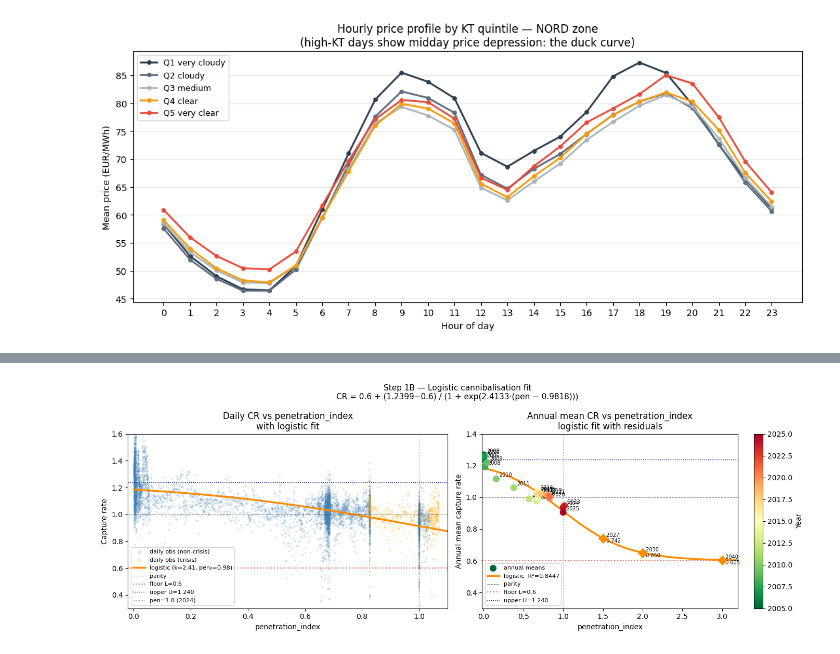
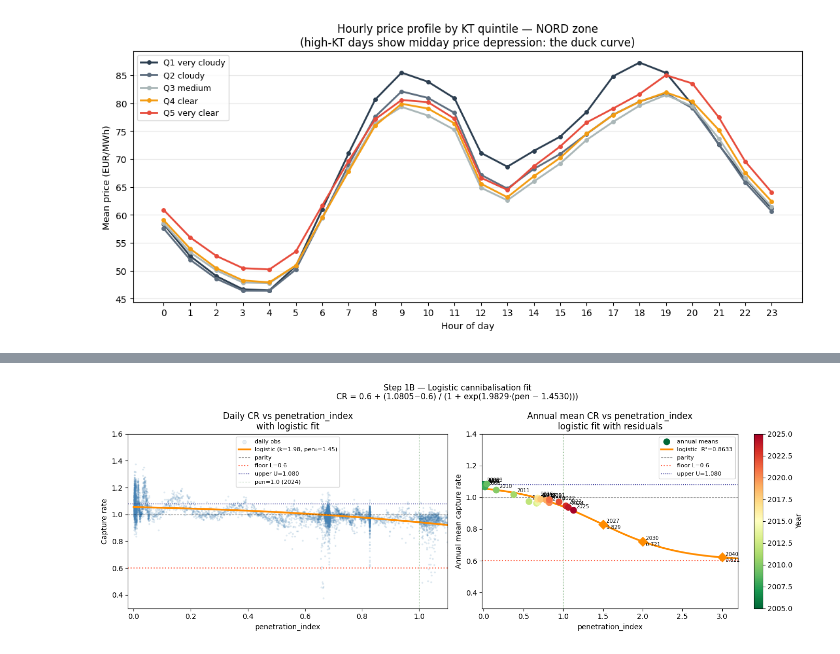
Before and after one commit to lucasmonero/Greenfin_Thesis, a Jupyter notebook: Code/Modelling/Capture Price Model.ipynb, the cells around one changed output, grey strips where cells are left out. Drawn from its saved outputs; the diff is of its cells as text; code cells hidden in the pictures.

```diff
--- a/Code/Modelling/Capture Price Model.ipynb
+++ b/Code/Modelling/Capture Price Model.ipynb
@@ -128,9 +145,10 @@ daily_cp
 | 7669 | 2025-12-31 | 104.540672 | 1997.904923 | 2097.741956 | 10.0 |
 7670 rows × 5 columns
 # %%
-# daily mean price (all clean hours including night)
+# market price = unweighted mean during daylight hours (GHI > 0)
+# matches the time window of capture_price for a consistent CR definition
 daily_mean = (
-    df_hourly
+    df_daylight
     .groupby("date")["price_NORD_EURMWh"]
     .mean()
     .rename("market_price")
@@ -1058,14 +1282,5 @@ L_FIXED = 0.6   # lower asymptote: capture rate floor at very high penetration
 # %%
-# LOGISTIC FUNCTION
-# ─────────────────────────────────────────────────────────────────────────────
-
-def logistic(pen, k, pen0):
-    """
-    Two-parameter logistic with fixed asymptotes L_FIXED and U_FIXED.
-    Direct predictor of CR level — output in same scale as capture rate.
-    Bounded: CR → L_FIXED as pen → ∞, CR → U_FIXED as pen → 0.
-    """
-    return L_FIXED + (U_FIXED - L_FIXED) / (1 + np.exp(k * (pen - pen0)))
+# logistic() is defined in the configuration cell at the top of the notebook.
 # %%
 # ── penetration index ─────────────────────────────────────────────────────────
 if "penetration_index" not in df_daily.columns:
@@ -1151,7 +1358,7 @@ print(f"  Logistic range           : [{L_FIXED:.2f}, {U_FIXED:.4f}]")
 # ─────────────────────────────────────────────────────────────────────────────
 
 ann_agg = (
-    s_df[s_df["crisis"]==0]
+    s_df
     .groupby("year")
     .agg(
         cr_mean  = ("capture_rate",      "mean"),
@@ -1171,7 +1378,7 @@ popt, pcov = curve_fit(
 k_fit, pen0_fit = popt
 perr = np.sqrt(np.diag(pcov))
 
-# R² on annual means — now meaningful since logistic and CR are same scale
+# R² on annual means
 cr_pred_ann = logistic(ann_agg["pen_mean"].values, k_fit, pen0_fit)
 ss_res_ann  = np.sum((ann_agg["cr_mean"].values - cr_pred_ann)**2)
 ss_tot_ann  = np.sum((ann_agg["cr_mean"].values
@@ -1228,30 +1435,20 @@ fig, axes = plt.subplots(1, 2, figsize=(14, 5))
 # ── left panel: daily scatter + logistic ─────────────────────────────────────
 ax = axes[0]
 ax.scatter(
-    s_df.loc[s_df["crisis"]==0, "penetration_index"],
-    s_df.loc[s_df["crisis"]==0, "capture_rate"],
-    s=3, alpha=0.15, color="steelblue", label="daily obs (non-crisis)"
-)
-ax.scatter(
-    s_df.loc[s_df["crisis"]==1, "penetration_index"],
-    s_df.loc[s_df["crisis"]==1, "capture_rate"],
-    s=3, alpha=0.15, color="orange", label="daily obs (crisis)"
+    s_df["penetration_index"],
+    s_df["capture_rate"],
+    s=3, alpha=0.12, color="steelblue", label="daily obs"
 )
 ax.plot(pen_line, cr_log_curve, color="darkorange", lw=2.5,
         label=f"logistic (k={k_fit:.2f}, pen₀={pen0_fit:.2f})")
-ax.axhline(1.0,     color="black",  lw=0.8, ls="--", alpha=0.5,
-           label="parity")
-ax.axhline(L_FIXED, color="tomato", lw=1.5, ls=":",
-           label=f"floor L={L_FIXED}")
-ax.axhline(U_FIXED, color="navy",   lw=1.0, ls=":",
-           label=f"upper U={U_FIXED:.3f}")
-ax.axvline(1.0, color="darkgreen", lw=0.8, ls=":", alpha=0.6,
-           label="pen=1.0 (2024)")
+ax.axhline(1.0,     color="black",  lw=0.8, ls="--", alpha=0.5, label="parity")
+ax.axhline(L_FIXED, color="tomato", lw=1.5, ls=":", label=f"floor L={L_FIXED}")
+ax.axhline(U_FIXED, color="navy",   lw=1.0, ls=":", label=f"upper U={U_FIXED:.3f}")
+ax.axvline(1.0, color="darkgreen", lw=0.8, ls=":", alpha=0.6, label="pen=1.0 (2024)")
 ax.set_xlabel("penetration_index")
 ax.set_ylabel("Capture rate")
 ax.legend(fontsize=8, markerscale=3)
-ax.set_title("Daily CR vs penetration_index\n"
-             "with logistic fit")
+ax.set_title("Daily CR vs penetration_index\nwith logistic fit")
 ax.set_xlim(-0.02, 1.1)
 ax.set_ylim(0.3, 1.6)
 
@@ -1279,46 +1476,39 @@ ax.plot(pen_line, cr_log_curve, color="darkorange", lw=2.5,
 
 # draw vertical residual lines from each annual point to the logistic curve
 for _, row in ann_agg.iterrows():
     cr_pred_pt = logistic(row["pen_mean"], k_fit, pen0_fit)
     ax.plot(
         [row["pen_mean"], row["pen_mean"]],
         [row["cr_mean"],  cr_pred_pt],
         color="grey", lw=1.0, ls="--", alpha=0.6
     )
 
-ax.axhline(1.0,     color="black",  lw=0.8, ls="--", alpha=0.5,
-           label="parity")
-ax.axhline(L_FIXED, color="tomato", lw=1.5, ls=":",
-           label=f"floor L={L_FIXED}")
-ax.axhline(U_FIXED, color="navy",   lw=1.0, ls=":",
-           label=f"upper U={U_FIXED:.3f}")
+ax.axhline(1.0,     color="black",  lw=0.8, ls="--", alpha=0.5, label="parity")
+ax.axhline(L_FIXED, color="tomato", lw=1.5, ls=":", label=f"floor L={L_FIXED}")
+ax.axhline(U_FIXED, color="navy",   lw=1.0, ls=":", label=f"upper U={U_FIXED:.3f}")
 ax.axvline(1.0, color="darkgreen", lw=0.8, ls=":", alpha=0.6)
 
-# mark future penetration points
 for pen_v, yr_l in [(1.5,"2027"), (2.0,"2030"), (3.0,"2040")]:
     cr_v = logistic(pen_v, k_fit, pen0_fit)
-    ax.scatter(pen_v, cr_v, s=80, color="darkorange",
-               zorder=6, marker="D")
-    ax.annotate(f"  {yr_l}\n  {cr_v:.3f}",
-                (pen_v, cr_v), fontsize=7, va="center")
+    ax.scatter(pen_v, cr_v, s=80, color="darkorange", zorder=6, marker="D")
+    ax.annotate(f"  {yr_l}\n  {cr_v:.3f}", (pen_v, cr_v), fontsize=7, va="center")
 
 ax.set_xlabel("penetration_index")
 ax.set_ylabel("Annual mean capture rate")
 ax.legend(fontsize=8)
-ax.set_title("Annual mean CR vs penetration_index\n"
-             "logistic fit with residuals")
+ax.set_title("Annual mean CR vs penetration_index\nlogistic fit with residuals")
 ax.set_xlim(-0.02, 3.2)
 ax.set_ylim(0.3, 1.4)
 
 plt.suptitle(
     f"Step 1B — Logistic cannibalisation fit\n"
     f"CR = {L_FIXED} + ({U_FIXED:.4f}−{L_FIXED}) / "
     f"(1 + exp({k_fit:.4f}·(pen − {pen0_fit:.4f})))",
     fontsize=11
 )
 plt.tight_layout()
 plt.show()
 # %% [output]
-[figure, old version]
+[figure, new version]
 # %%
 # ─────────────────────────────────────────────────────────────────────────────
```
Also changed, not shown: parts of 50 cells of this notebook, 14 other files.
